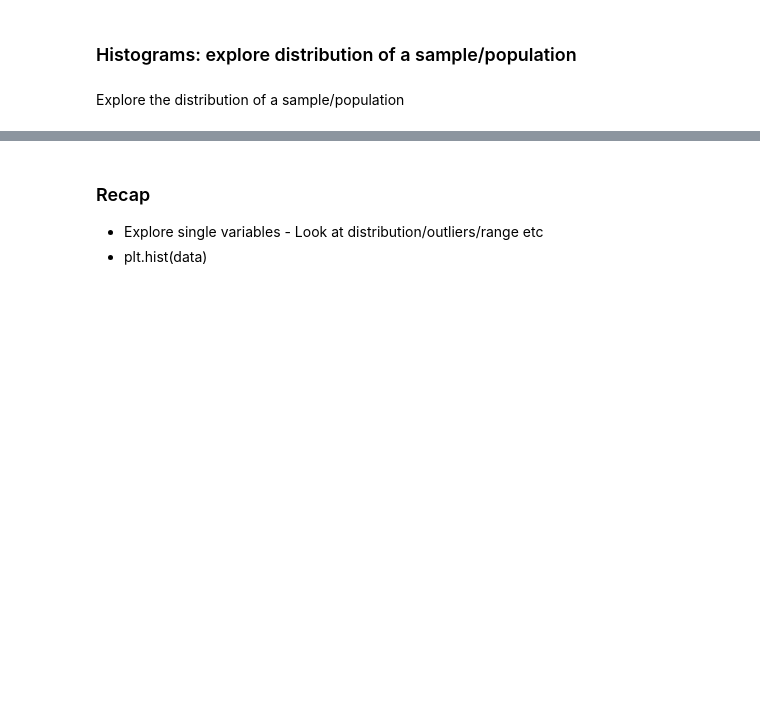
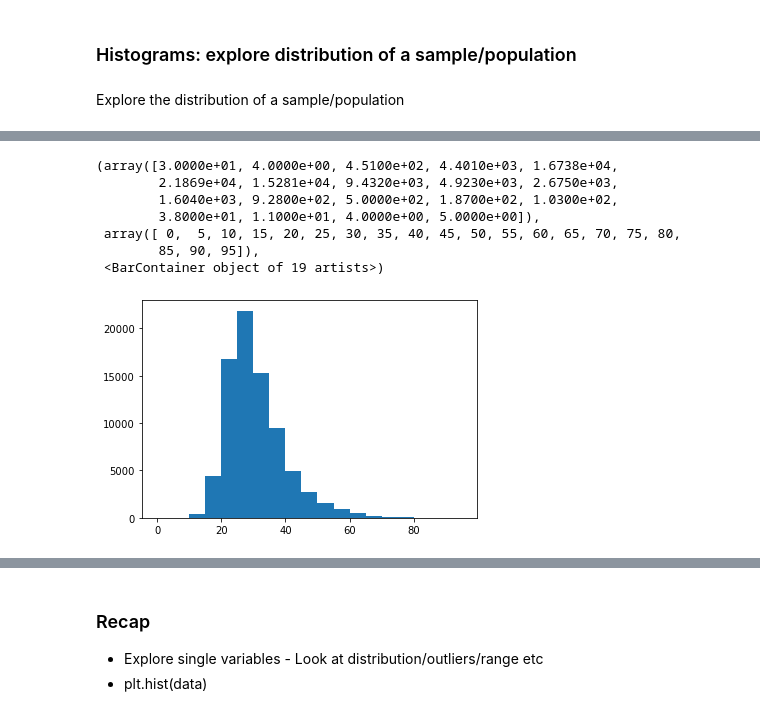
Before and after one commit to Jason-R-Turner/python-exercises, a Jupyter notebook: jemison-matplotlib-lesson.ipynb, the cells around one changed output, grey strips where cells are left out. Saved outputs shown, nothing was run; the diff lists cells and outputs as text; code cells hidden in the pictures; blank space fills up the shorter version.

```diff
--- a/jemison-matplotlib-lesson.ipynb
+++ b/jemison-matplotlib-lesson.ipynb
@@ -312,0 +337,11 @@ data = pd.read_csv('https://raw.githubusercontent.com/ravinder79/data/main/age_d
+# %%
+plt.hist(data, bins = range(0,100, 5))
+# %% [output]
+(array([3.0000e+01, 4.0000e+00, 4.5100e+02, 4.4010e+03, 1.6738e+04,
+        2.1869e+04, 1.5281e+04, 9.4320e+03, 4.9230e+03, 2.6750e+03,
+        1.6040e+03, 9.2800e+02, 5.0000e+02, 1.8700e+02, 1.0300e+02,
+        3.8000e+01, 1.1000e+01, 4.0000e+00, 5.0000e+00]),
+ array([ 0,  5, 10, 15, 20, 25, 30, 35, 40, 45, 50, 55, 60, 65, 70, 75, 80,
+        85, 90, 95]),
+ <BarContainer object of 19 artists>)
+[figure, added]
```
Also changed, not shown: parts of 9 cells of this notebook, 3 other files.
